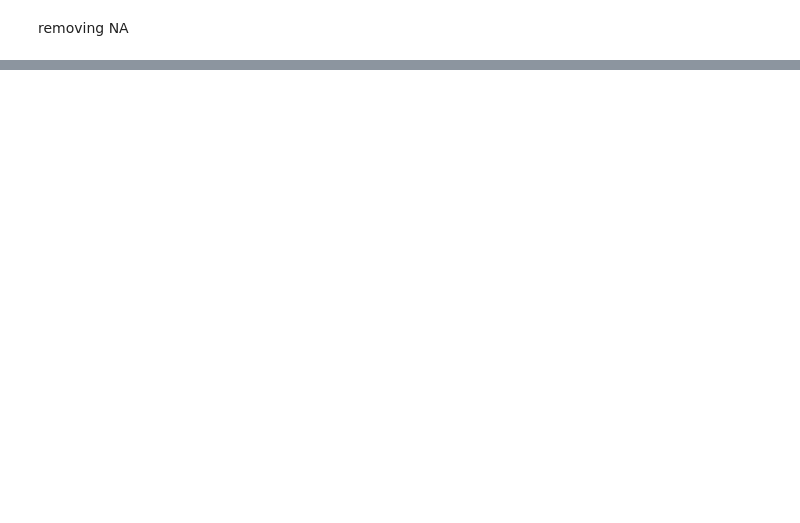
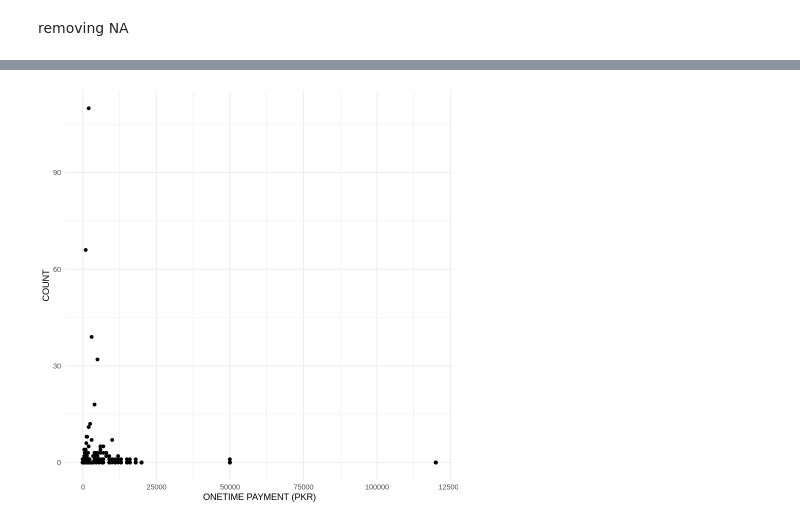
Before and after one commit to patternproject/r.sb.gtm1, a Jupyter notebook: Survey_IT2_RecurringPayment_v1.ipynb, the cells around one changed output, grey strips where cells are left out. Drawn from its saved outputs; the diff is of its cells as text; code cells hidden in the pictures; blank space fills up the shorter version.

Commit message:
v1 Basic Analysis of Payment Preference for Recurring Subset

```diff
--- a/Survey_IT2_RecurringPayment_v1.ipynb
+++ b/Survey_IT2_RecurringPayment_v1.ipynb
@@ -63,0 +92,6 @@ b + geom_point()+
+# %%
+# bars are too little to add data labels
+p1 <- p1 + labs(x = "ONETIME PAYMENT (PKR)", y = "COUNT")
+p1
+# %% [output]
+[figure, added]
```
Also changed, not shown: parts of 32 cells of this notebook.
